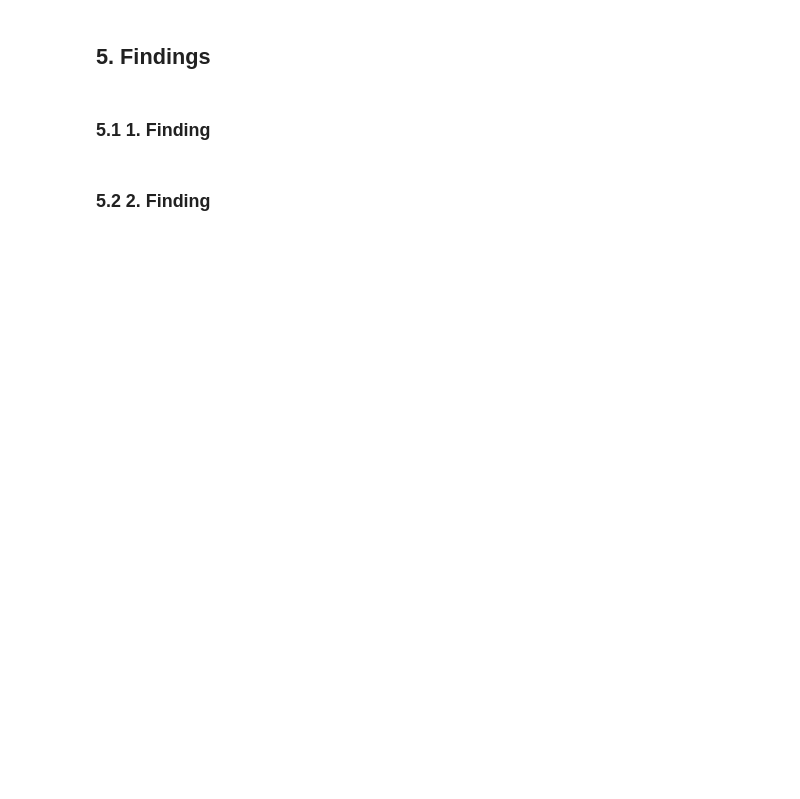
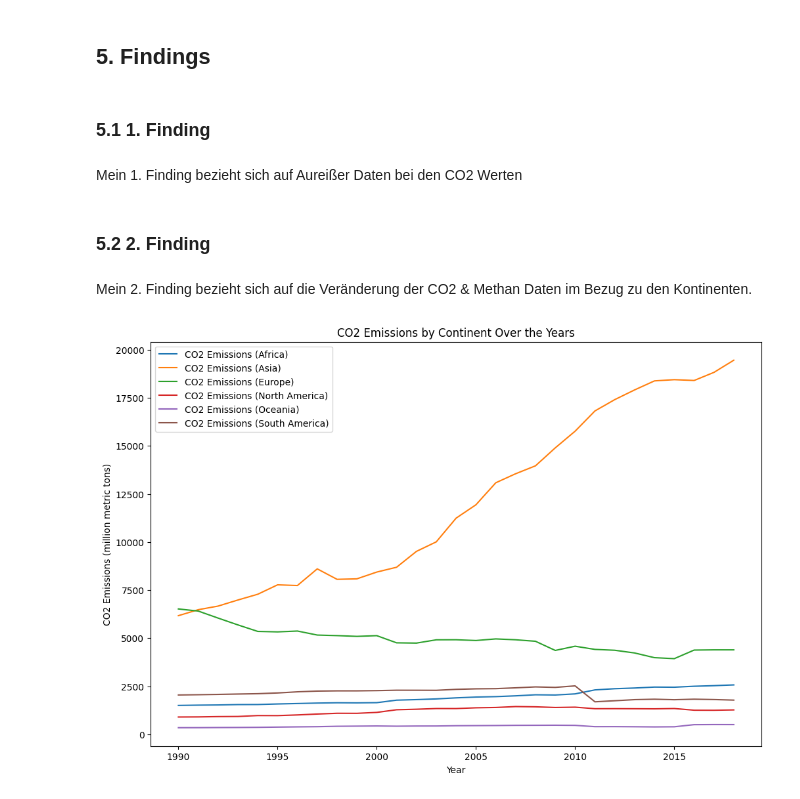
Before and after one commit to Koslowsky1337/Projekt_LF8_1, a Jupyter notebook: analyse.ipynb, the cells around one changed output. Drawn from its saved outputs; the diff is of its cells as text; code cells hidden in the pictures; blank space fills up the shorter version.

Commit message:
Continents

```diff
--- a/analyse.ipynb
+++ b/analyse.ipynb
@@ -354,5 +373,36 @@ co2_df_melted.head(60)
 ## 5. Findings
 # %% [markdown]
 ### 5.1 1. Finding
+# %% [markdown]
+Mein 1. Finding bezieht sich auf Aureißer Daten bei den CO2 Werten
 # %% [markdown]
 ### 5.2 2. Finding
+# %% [markdown]
+Mein 2. Finding bezieht sich auf die Veränderung der CO2 & Methan Daten im Bezug zu den Kontinenten.
+# %%
+co2_data = pd.read_csv('data/co2_hist_emissions_melted.csv')
+country_continent_data = pd.read_csv('data/countries_and_continents.csv')
+
+# Merge the emissions data with the continent data
+co2_data = co2_data.merge(country_continent_data, on='Country')
+
+# Group data by year and continent and calculate total CO2 emissions for each
+co2_grouped = co2_data.groupby(['Year', 'Continent'])['CO2 Emissions'].sum().unstack().fillna(0)
+# %%
+# Create a plot for CO2 emissions
+plt.figure(figsize=(12, 8))
+for continent in co2_grouped.columns:
+    plt.plot(co2_grouped.index, co2_grouped[continent], label=f'CO2 Emissions ({continent})', linestyle='-')
+
+# Set plot labels and title
+plt.xlabel('Year')
+plt.ylabel('CO2 Emissions (million metric tons)')
+plt.title('CO2 Emissions by Continent Over the Years')
+
+# Add a legend
+plt.legend()
+
+# Display the CO2 emissions plot (optional)
+plt.show()
+# %% [output]
+[figure, added]
```
Also changed, not shown: parts of 7 cells of this notebook, 3 other files.
